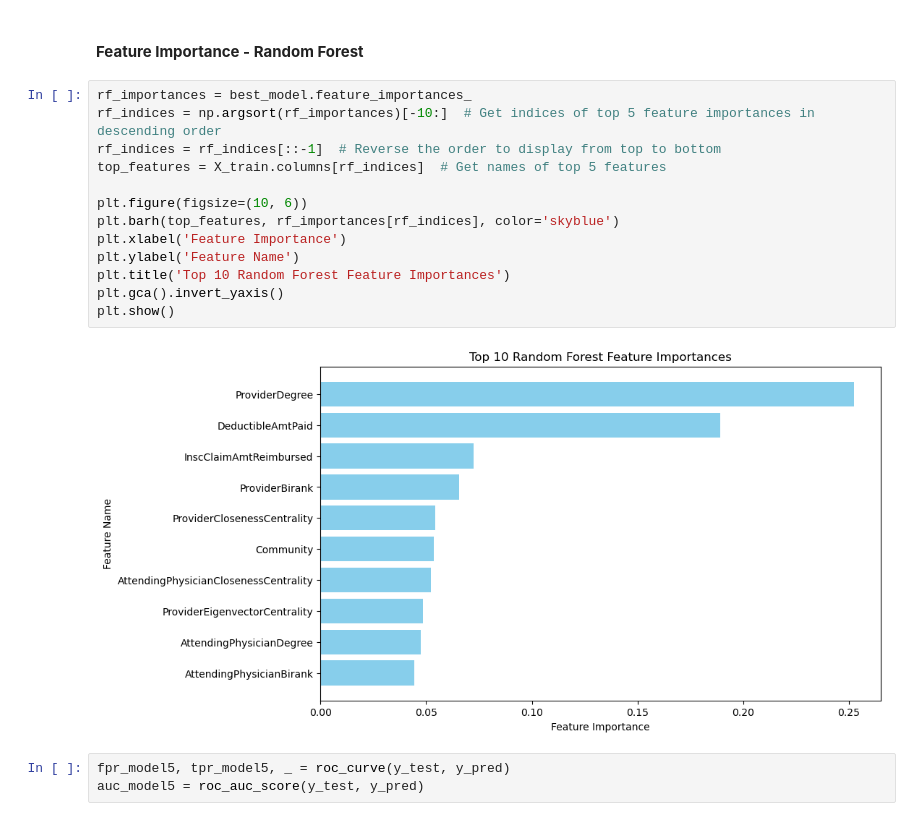
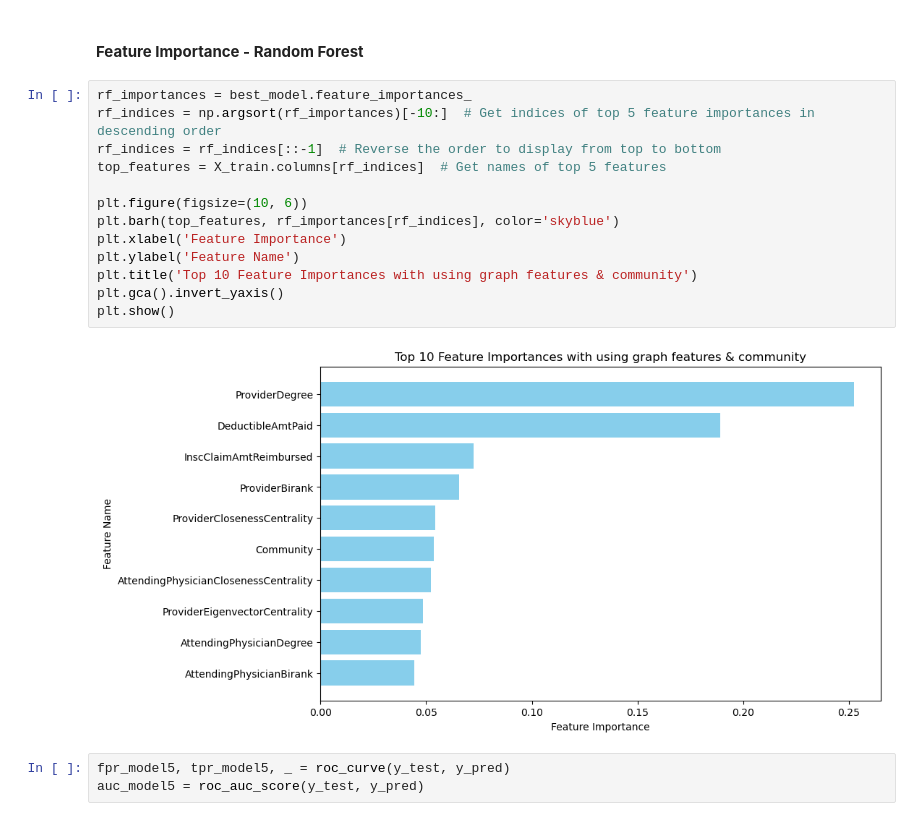
Before and after one commit to meghavi1610/Healthcare_Provider_Fraud, a Jupyter notebook: Project_1.ipynb, the cells around one changed output. Drawn from its saved outputs; the diff is of its cells as text.

```diff
--- a/Project_1.ipynb
+++ b/Project_1.ipynb
@@ -693,18 +693,18 @@ Accuracy for best Random Model is 85.63%
 # %%
 rf_importances = best_model.feature_importances_
 rf_indices = np.argsort(rf_importances)[-10:]  # Get indices of top 5 feature importances in descending order
 rf_indices = rf_indices[::-1]  # Reverse the order to display from top to bottom
 top_features = X_train.columns[rf_indices]  # Get names of top 5 features
 
 plt.figure(figsize=(10, 6))
 plt.barh(top_features, rf_importances[rf_indices], color='skyblue')
 plt.xlabel('Feature Importance')
 plt.ylabel('Feature Name')
-plt.title('Top 10 Random Forest Feature Importances')
+plt.title('Top 10 Feature Importances with using graph features & community')
 plt.gca().invert_yaxis()
 plt.show()
 # %% [output]
-[figure, old version]
+[figure, new version]
 # %%
 fpr_model5, tpr_model5, _ = roc_curve(y_test, y_pred)
 auc_model5 = roc_auc_score(y_test, y_pred)
```
Also changed, not shown: parts of 1 cell of this notebook.
